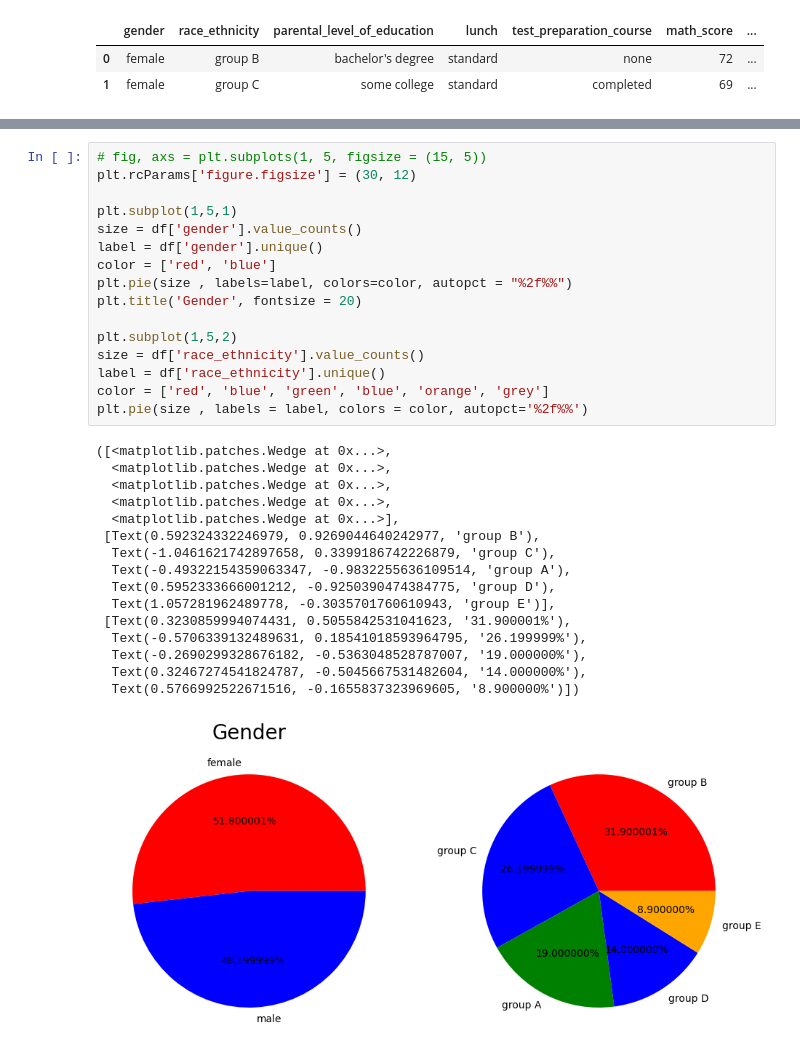
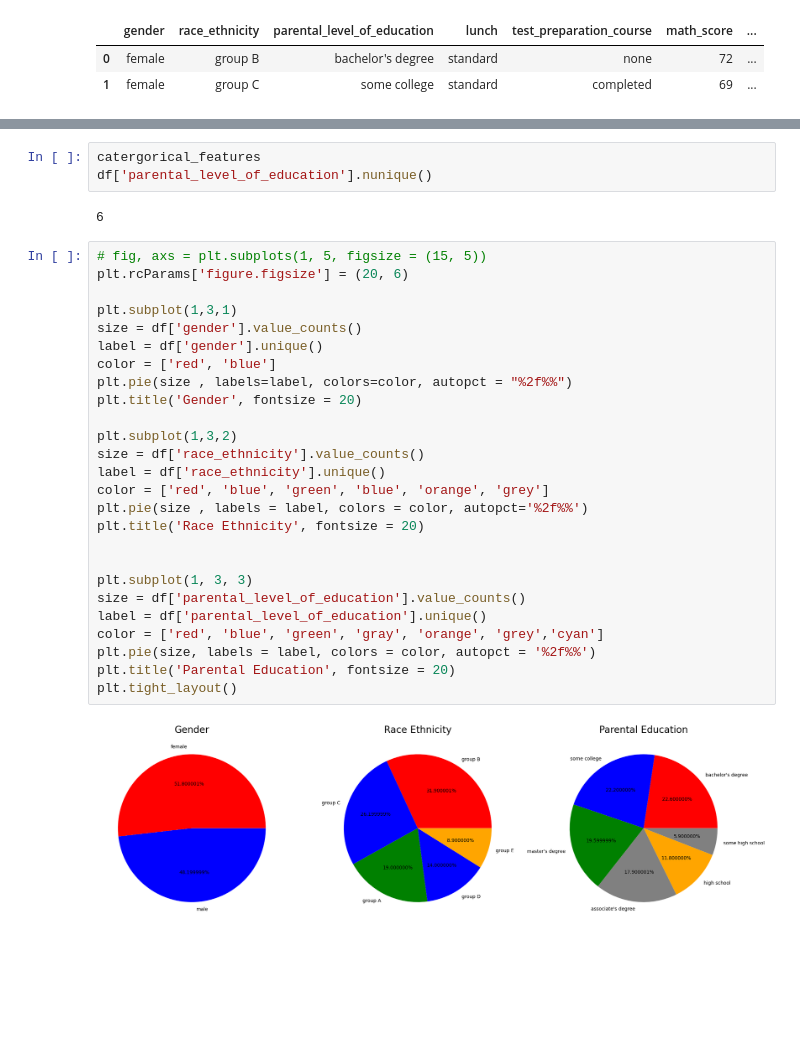
Before and after one commit to themaheshsalpure/mlproject, a Jupyter notebook: notebook/data/EDA_Student_performance.ipynb, the cells around one changed output, grey strips where cells are left out. Saved outputs shown, nothing was run; the diff lists cells and outputs as text; blank space fills up the shorter version.

```diff
--- a/notebook/data/EDA_Student_performance.ipynb
+++ b/notebook/data/EDA_Student_performance.ipynb
@@ -402,33 +394,33 @@ catergorical_features
+# %%
+catergorical_features
+df['parental_level_of_education'].nunique()
+# %% [output]
+6
 # %%
 # fig, axs = plt.subplots(1, 5, figsize = (15, 5))
-plt.rcParams['figure.figsize'] = (30, 12)
+plt.rcParams['figure.figsize'] = (20, 6)
 
-plt.subplot(1,5,1)
+plt.subplot(1,3,1)
 size = df['gender'].value_counts()
 label = df['gender'].unique()
 color = ['red', 'blue']
 plt.pie(size , labels=label, colors=color, autopct = "%2f%%")
 plt.title('Gender', fontsize = 20)
 
-plt.subplot(1,5,2)
+plt.subplot(1,3,2)
 size = df['race_ethnicity'].value_counts()
 label = df['race_ethnicity'].unique()
 color = ['red', 'blue', 'green', 'blue', 'orange', 'grey']
 plt.pie(size , labels = label, colors = color, autopct='%2f%%')
+plt.title('Race Ethnicity', fontsize = 20)
+
+
+plt.subplot(1, 3, 3)
+size = df['parental_level_of_education'].value_counts()
+label = df['parental_level_of_education'].unique()
+color = ['red', 'blue', 'green', 'gray', 'orange', 'grey','cyan']
+plt.pie(size, labels = label, colors = color, autopct = '%2f%%')
+plt.title('Parental Education', fontsize = 20)
+plt.tight_layout()
 # %% [output]
-([<matplotlib.patches.Wedge at 0x...>,
-  <matplotlib.patches.Wedge at 0x...>,
-  <matplotlib.patches.Wedge at 0x...>,
-  <matplotlib.patches.Wedge at 0x...>,
-  <matplotlib.patches.Wedge at 0x...>],
- [Text(0.592324332246979, 0.9269044640242977, 'group B'),
-  Text(-1.0461621742897658, 0.3399186742226879, 'group C'),
-  Text(-0.49322154359063347, -0.9832255636109514, 'group A'),
-  Text(0.5952333666001212, -0.9250390474384775, 'group D'),
-  Text(1.057281962489778, -0.3035701760610943, 'group E')],
- [Text(0.3230859994074431, 0.5055842531041623, '31.900001%'),
-  Text(-0.5706339132489631, 0.18541018593964795, '26.199999%'),
-  Text(-0.2690299328676182, -0.5363048528787007, '19.000000%'),
-  Text(0.32467274541824787, -0.5045667531482604, '14.000000%'),
-  Text(0.5766992522671516, -0.1655837323969605, '8.900000%')])
-[figure, old version]
+[figure, new version]
```
Also changed, not shown: parts of 14 cells of this notebook.
